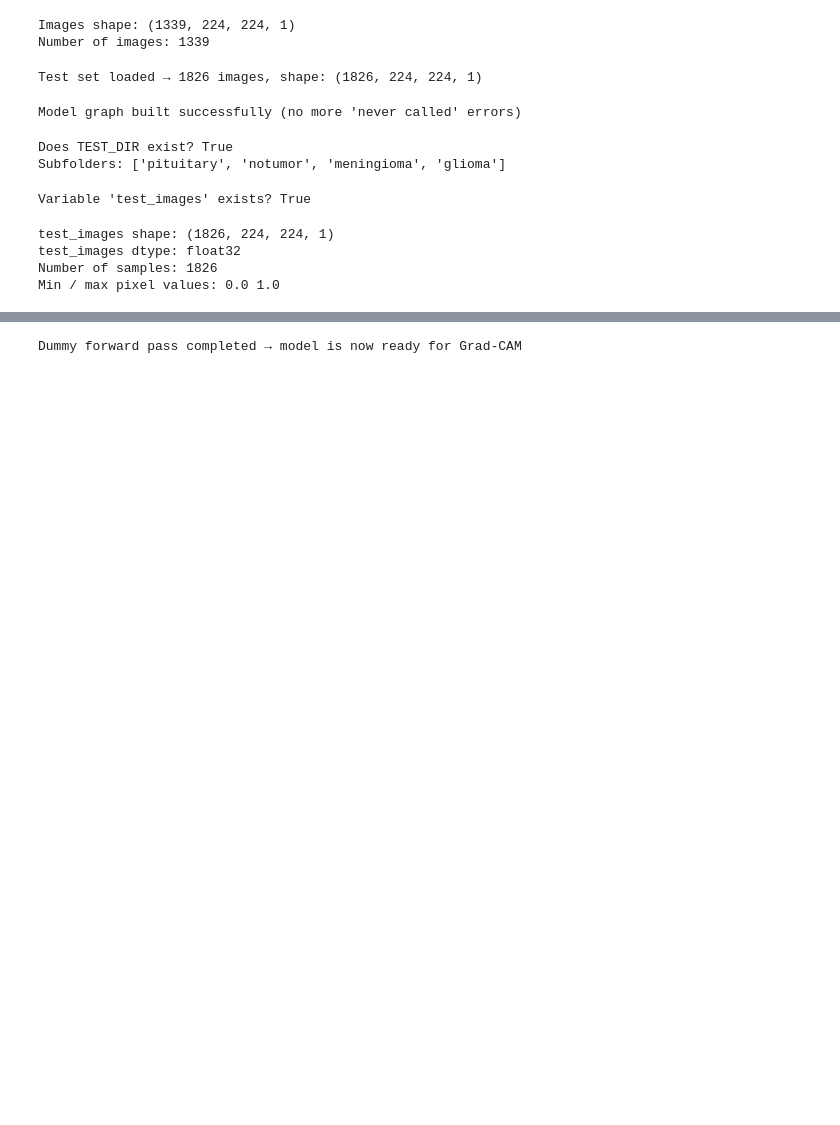
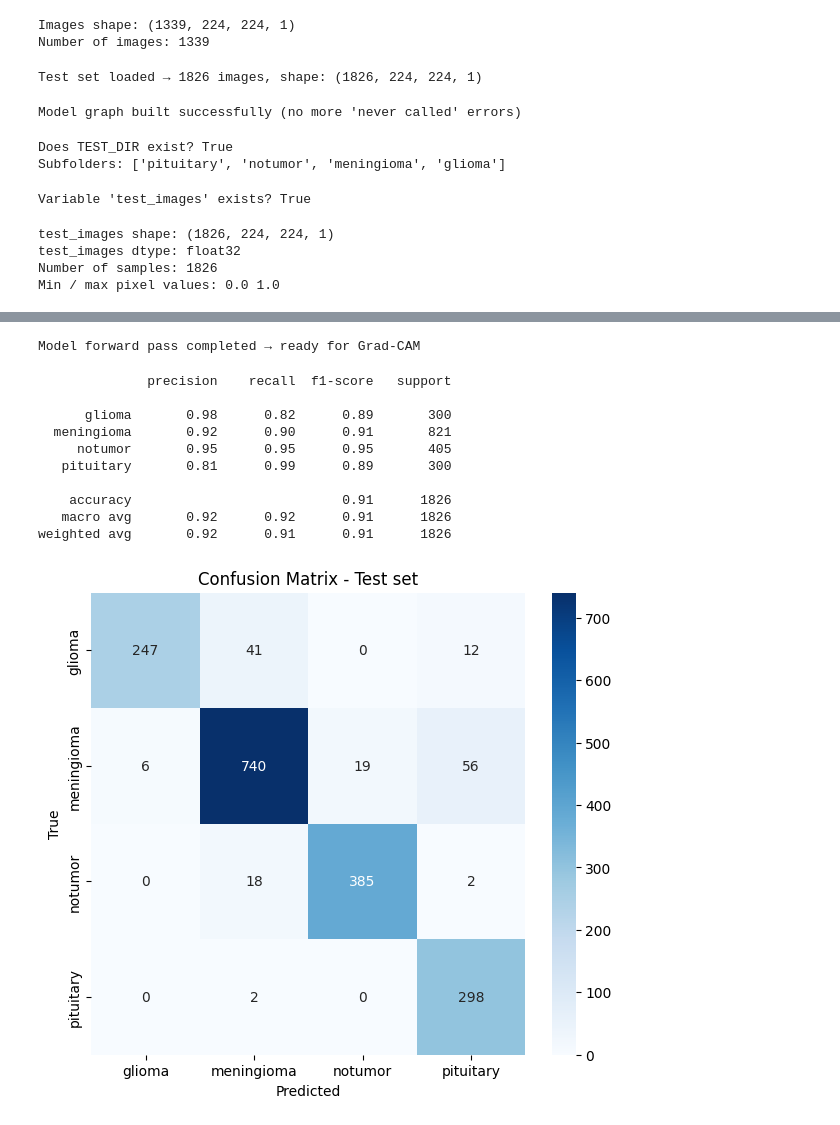
Before and after one commit to specM7/DSGP_Group_33_Brain_Tumor_Predictor, a Jupyter notebook: Meningioma_Adrian_24254829 (model 2).ipynb, the cells around one changed output, grey strips where cells are left out. Cells and saved outputs as stored; diff of their text form; code cells hidden in the pictures; blank space fills up the shorter version.

Commit message:
ran until the test images to run

```diff
--- a/Meningioma_Adrian_24254829 (model 2).ipynb
+++ b/Meningioma_Adrian_24254829 (model 2).ipynb
@@ -507,7 +511,38 @@ plt.show()
 # %%
-# This forces Keras/TensorFlow to build the computation graph
+# This line is very important before any Grad-CAM
 _ = clf_model.predict(test_images[:1], verbose=0)
 
-print("Dummy forward pass completed → model is now ready for Grad-CAM")
+print("Model forward pass completed → ready for Grad-CAM")
 # %% [output]
-Dummy forward pass completed → model is now ready for Grad-CAM
+Model forward pass completed → ready for Grad-CAM
+# %%
+from sklearn.metrics import classification_report, confusion_matrix
+import seaborn as sns
+
+# Get all predictions
+y_pred = clf_model.predict(test_images, verbose=0).argmax(axis=1)
+y_true = test_labels
+
+print(classification_report(y_true, y_pred, target_names=CLASSES))
+
+# Confusion matrix
+cm = confusion_matrix(y_true, y_pred)
+plt.figure(figsize=(7,6))
+sns.heatmap(cm, annot=True, fmt='d', cmap='Blues',
+            xticklabels=CLASSES, yticklabels=CLASSES)
+plt.xlabel('Predicted')
+plt.ylabel('True')
+plt.title('Confusion Matrix - Test set')
+plt.show()
+# %% [output]
+              precision    recall  f1-score   support
+
+      glioma       0.98      0.82      0.89       300
+  meningioma       0.92      0.90      0.91       821
+     notumor       0.95      0.95      0.95       405
+   pituitary       0.81      0.99      0.89       300
+
+    accuracy                           0.91      1826
+   macro avg       0.92      0.92      0.91      1826
+weighted avg       0.92      0.91      0.91      1826
+[figure, added]
```
Also changed, not shown: parts of 9 cells of this notebook.
